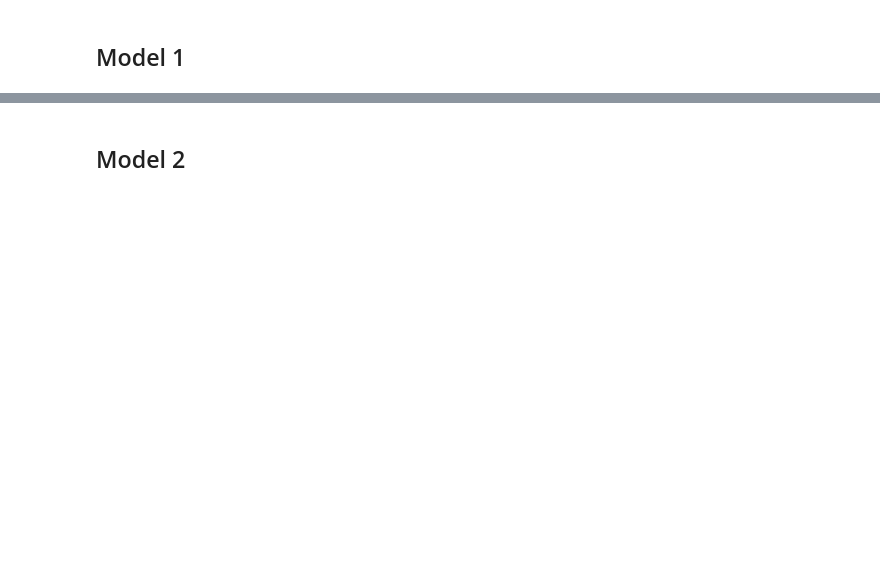
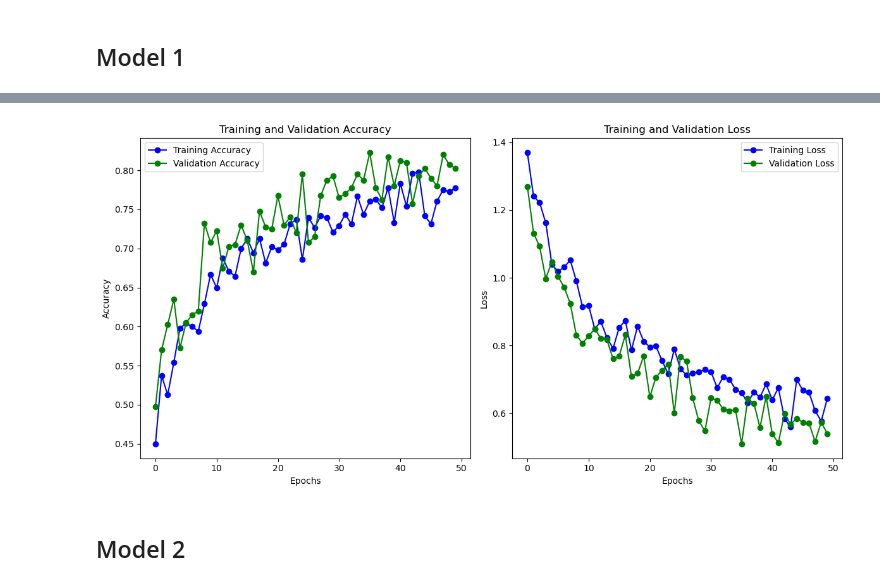
Before and after one commit to OscarNieto113/DeepLearning, a Jupyter notebook: GarbageClassification.ipynb, the cells around one changed output, grey strips where cells are left out. Cells and saved outputs as stored; diff of their text form; code cells hidden in the pictures; blank space fills up the shorter version.

```diff
--- a/GarbageClassification.ipynb
+++ b/GarbageClassification.ipynb
@@ -19,6 +19,34 @@ import glob, os
 
 # Set a random seed for reproducibility
 random.seed(42)
+# %%
+import matplotlib.pyplot as plt
+
+def plot_training_history(history):
+    training_accuracy = history.history['accuracy']
+    validation_accuracy = history.history['val_accuracy']
+    training_loss = history.history['loss']
+    validation_loss = history.history['val_loss']
+
+    fig, axes = plt.subplots(1, 2, figsize=(12, 6))
+
+    axes[0].plot(training_accuracy, label='Training Accuracy', color='blue', linestyle='-', marker='o')
+    axes[0].plot(validation_accuracy, label='Validation Accuracy', color='green', linestyle='-', marker='o')
+    axes[0].set_title('Training and Validation Accuracy')
+    axes[0].set_xlabel('Epochs')
+    axes[0].set_ylabel('Accuracy')
+    axes[0].legend()
+
+    axes[1].plot(training_loss, label='Training Loss', color='blue', linestyle='-', marker='o')
+    axes[1].plot(validation_loss, label='Validation Loss', color='green', linestyle='-', marker='o')
+    axes[1].set_title('Training and Validation Loss')
+    axes[1].set_xlabel('Epochs')
+    axes[1].set_ylabel('Loss')
+    axes[1].legend()
+
+    plt.tight_layout()
+
+    plt.show()
 # %% [markdown]
 Here, I define the path to the dataset and use the glob module to create a list of image file paths in the dataset.
 
@@ -94,8 +122,6 @@ validation_generator = test_datagenerator.flow_from_directory(
     target_size=(300, 300),
     batch_size=16,
     class_mode='categorical',
-    subset='validation',
-    seed=0
 )
 
 test_generator = test_datagenerator.flow_from_directory(
@@ -187,0 +230,4 @@ Epoch 50/50
+# %%
+plot_training_history(history1)
+# %% [output]
+[figure, added]
```
Also changed, not shown: parts of 15 cells of this notebook.
